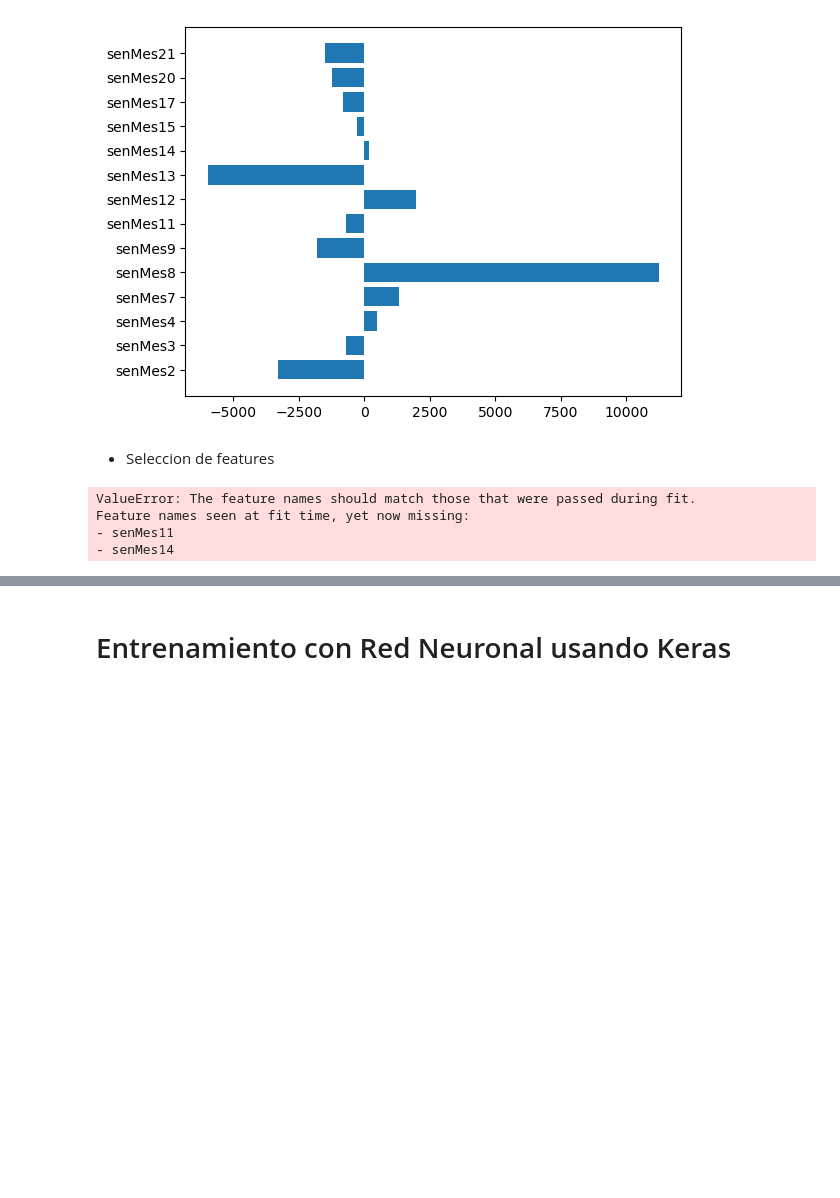
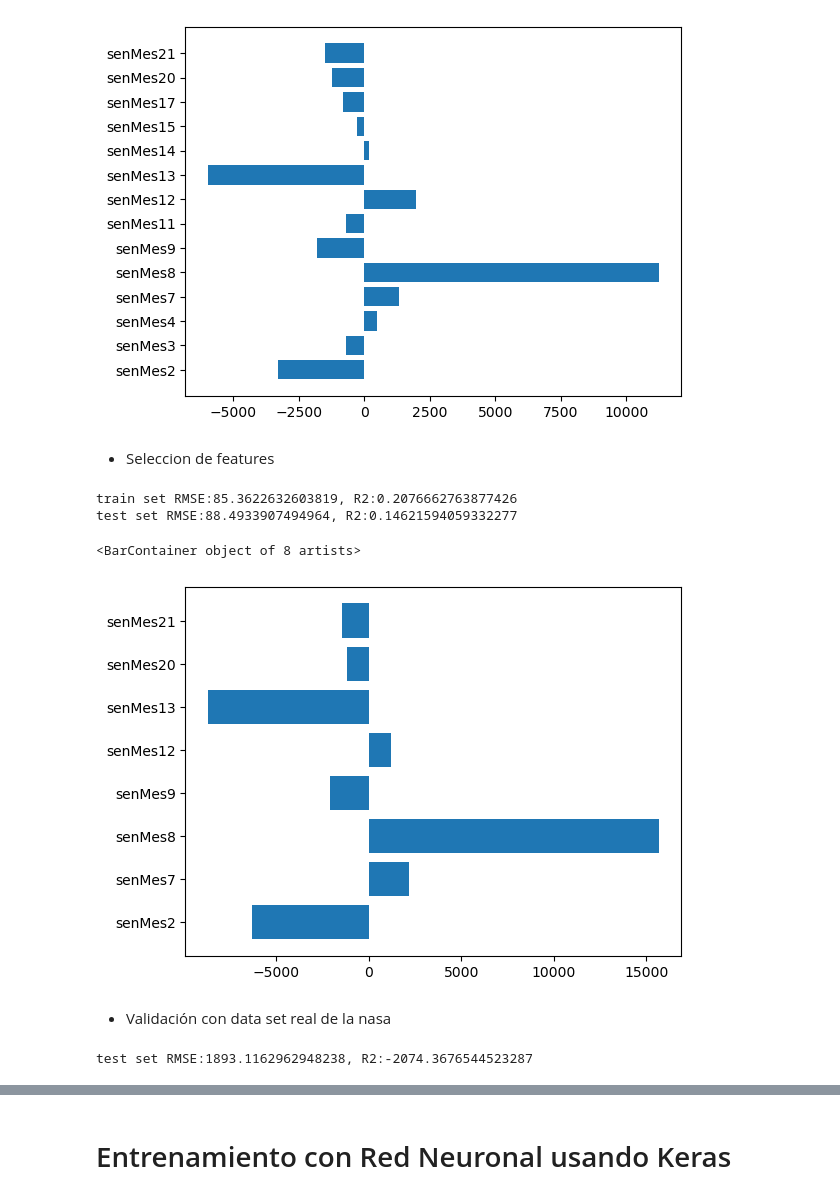
Before and after one commit to esauresndiz/NASA-Turbofan-Jet-Engine, a Jupyter notebook: Modelado ML supervisado.ipynb, the cells around one changed output, grey strips where cells are left out. Saved outputs shown, nothing was run; the diff lists cells and outputs as text; code cells hidden in the pictures; blank space fills up the shorter version.

```diff
--- a/Modelado ML supervisado.ipynb
+++ b/Modelado ML supervisado.ipynb
@@ -330,17 +330,17 @@ from sklearn.linear_model import LinearRegression
 # df_validation_FD001_max: digamos es el data frame de las X, no lo modifiques copialo en alguna variable local
 # validation_rf_FD001:  es el RUL es la y que debes usar, es la independiente que nos da el data set de la NADA
 
-model = LinearRegression()
-model.fit(X_train,y_train)
+modelLR = LinearRegression()
+modelLR.fit(X_train,y_train)
 
-y_hat_train_LR = model.predict(X_train)
+y_hat_train_LR = modelLR.predict(X_train)
 evaluate(y_train,y_hat_train_LR, label='train')
 
 
-y_hat_test_LR = model.predict(X_test)
+y_hat_test_LR = modelLR.predict(X_test)
 evaluate(y_test, y_hat_test_LR, label='test')
 
-plt.barh(X_train.columns, model.coef_)
+plt.barh(X_train.columns, modelLR.coef_)
 # %% [output]
 train set RMSE:82.1273103435958, R2:0.2665821116867456
 test set RMSE:84.17996605169922, R2:0.2274192861668688
@@ -350,22 +350,38 @@ test set RMSE:84.17996605169922, R2:0.2274192861668688
 * Seleccion de features
 # %%
 selected_features = ['senMes2', 'senMes7', 'senMes8', 'senMes9', 'senMes12', 'senMes13', 'senMes20', 'senMes21']
-
-
 
 
 X_train_LR =  X_train[selected_features]
 X_test_LR =  X_test[selected_features]
 
-y_hat_train_LR = model.predict(X_train_LR)
+modelLR2 = LinearRegression()
+modelLR2.fit(X_train_LR,y_train)
+
+
+y_hat_train_LR = modelLR2.predict(X_train_LR)
 evaluate(y_train,y_hat_train_LR, label='train')
 
-y_hat_test_LR = model.predict(X_test_LR)
+y_hat_test_LR = modelLR2.predict(X_test_LR)
 evaluate(y_test, y_hat_test_LR, label='test')
 
-plt.barh(X_train.columns, model.coef_)
+plt.barh(X_train_LR.columns, modelLR2.coef_)
 # %% [output]
-ValueError: The feature names should match those that were passed during fit.
-Feature names seen at fit time, yet now missing:
-- senMes11
-- senMes14
+train set RMSE:85.3622632603819, R2:0.2076662763877426
+test set RMSE:88.4933907494964, R2:0.14621594059332277
+<BarContainer object of 8 artists>
+[figure, added]
+# %% [markdown]
+* Validación con data set real de la nasa
+# %%
+selected_features = ['senMes2', 'senMes7', 'senMes8', 'senMes9', 'senMes12', 'senMes13', 'senMes20', 'senMes21']
+validation_LR_FD001 = df_validation_FD001_max[selected_features]
+scaler = MinMaxScaler()
+validation_LR_FD001  = pd.DataFrame(scaler.fit_transform(validation_LR_FD001 ), columns=validation_LR_FD001 .columns)
+
+
+
+y_hat_valid_lr = modelLR2.predict(validation_LR_FD001)
+evaluate(y_validation_FD001, y_hat_valid_lr, label='test')
+# %% [output]
+test set RMSE:1893.1162962948238, R2:-2074.3676544523287
```
Also changed, not shown: parts of 7 cells of this notebook.
